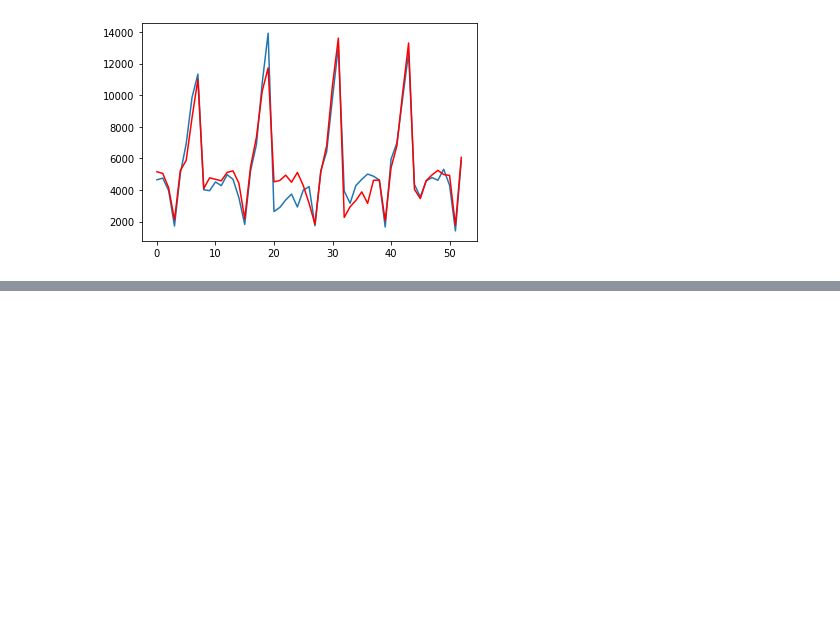
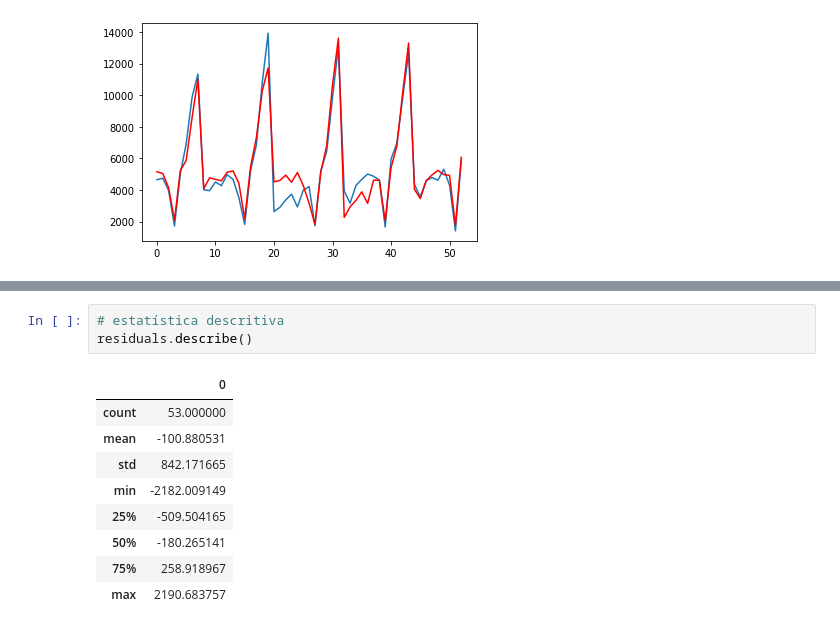
Before and after one commit to hildebrando001/ETL, a Jupyter notebook: prevendo vendas com ARIMA/ARIMA-previsao-vendas.ipynb, the cells around one changed output, grey strips where cells are left out. Drawn from its saved outputs; the diff is of its cells as text; blank space fills up the shorter version.

```diff
--- a/prevendo vendas com ARIMA/ARIMA-previsao-vendas.ipynb
+++ b/prevendo vendas com ARIMA/ARIMA-previsao-vendas.ipynb
@@ -194,0 +216,13 @@ plt.show()
+# %%
+# estatística descritiva
+residuals.describe()
+# %% [output]
+|  | 0 |
+| count | 53.000000 |
+| mean | -100.880531 |
+| std | 842.171665 |
+| min | -2182.009149 |
+| 25% | -509.504165 |
+| 50% | -180.265141 |
+| 75% | 258.918967 |
+| max | 2190.683757 |
```
Also changed, not shown: parts of 7 cells of this notebook.
